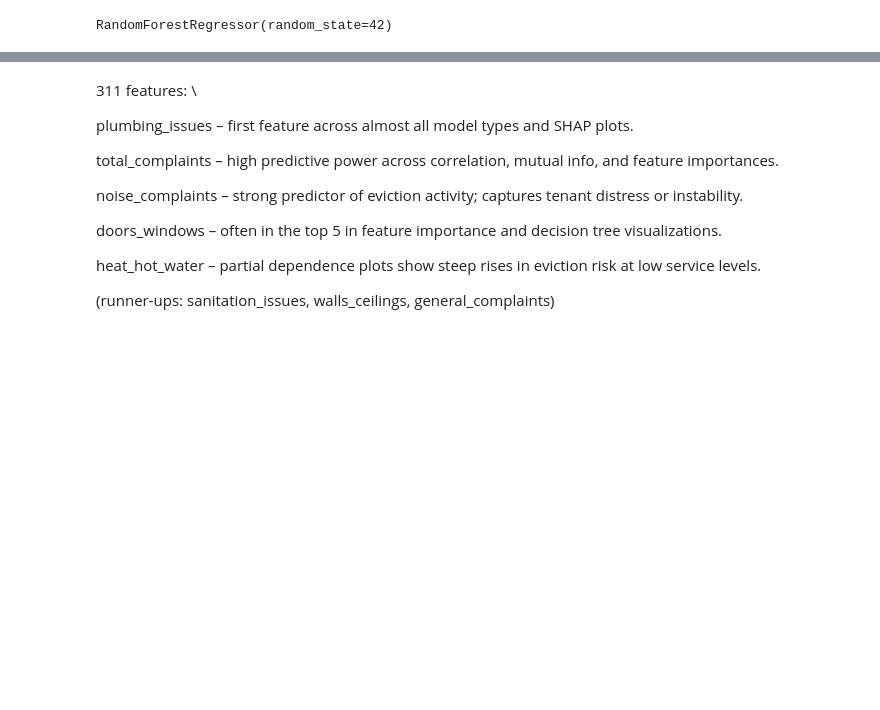
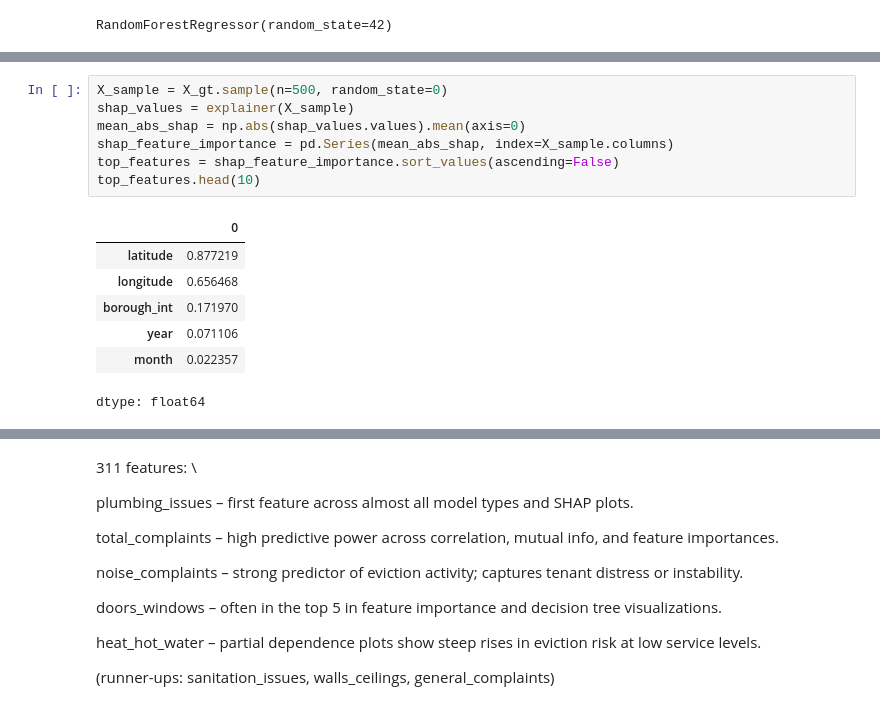
Before and after one commit to simaoalicechen/NYC_Landlord_Behavior_Analysis_Project, a Jupyter notebook: Part_3.10_analysis_feature_engineering_only_normal_times_continued.ipynb, the cells around one changed output, grey strips where cells are left out. Drawn from its saved outputs; the diff is of its cells as text; blank space fills up the shorter version.

```diff
--- a/Part_3.10_analysis_feature_engineering_only_normal_times_continued.ipynb
+++ b/Part_3.10_analysis_feature_engineering_only_normal_times_continued.ipynb
@@ -158,3 +229,18 @@ shap.summary_plot(shap_values, X_svi.sample(n=500))
+# %%
+X_sample = X_gt.sample(n=500, random_state=0)
+shap_values = explainer(X_sample)
+mean_abs_shap = np.abs(shap_values.values).mean(axis=0)
+shap_feature_importance = pd.Series(mean_abs_shap, index=X_sample.columns)
+top_features = shap_feature_importance.sort_values(ascending=False)
+top_features.head(10)
+# %% [output]
+|  | 0 |
+| latitude | 0.877219 |
+| longitude | 0.656468 |
+| borough_int | 0.171970 |
+| year | 0.071106 |
+| month | 0.022357 |
+dtype: float64
 # %%
 # model.predict instead of model, faster
 explainer = shap.Explainer(model_rfr_all.predict, X_all)
```
Also changed, not shown: parts of 29 cells of this notebook.
